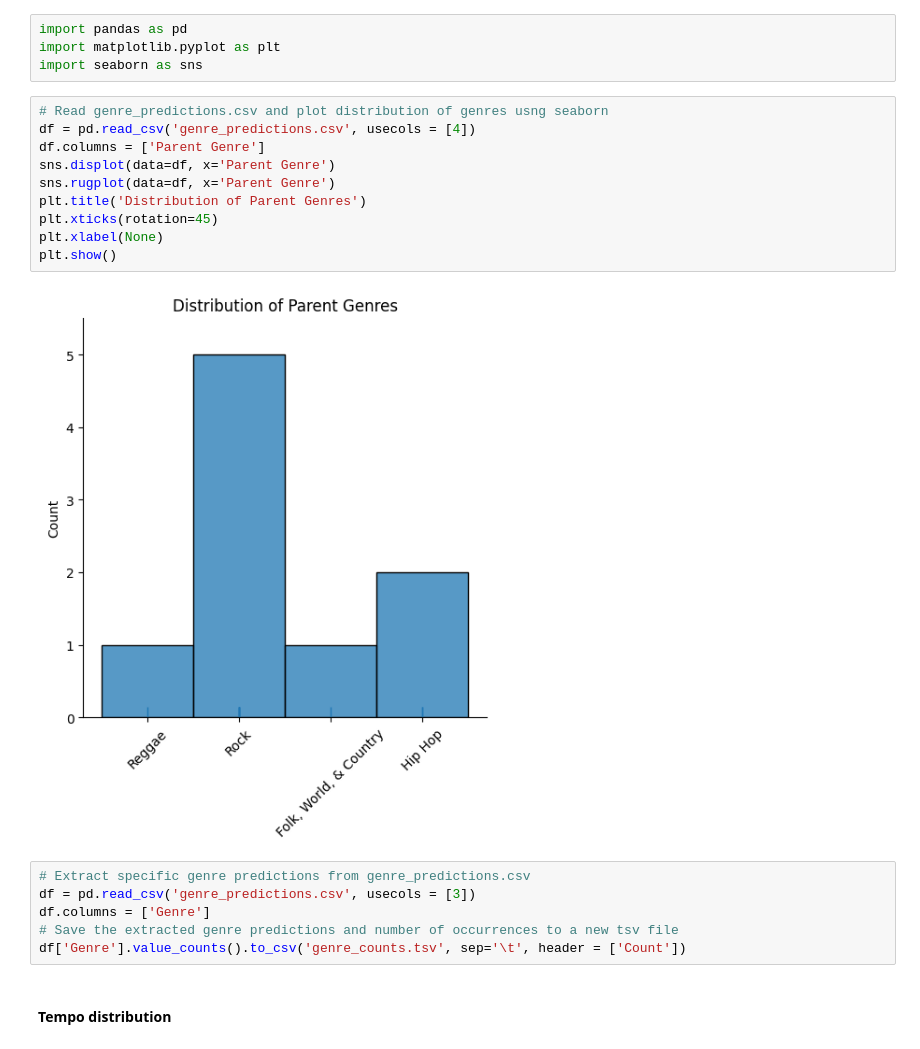
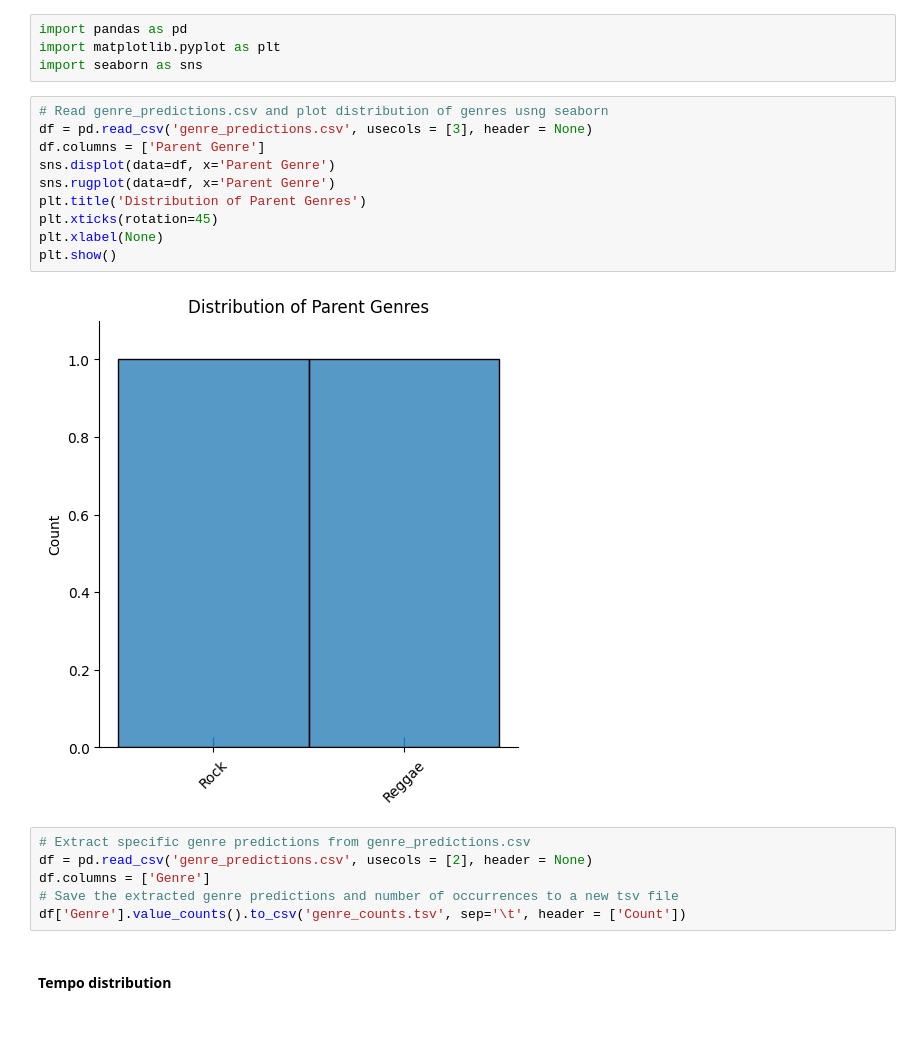
Before and after one commit to root2pk/music_similarity_playlists, a Jupyter notebook: statistics.ipynb, the cells around one changed output. Cells and saved outputs as stored; diff of their text form.

```diff
--- a/statistics.ipynb
+++ b/statistics.ipynb
@@ -6,19 +6,19 @@ import matplotlib.pyplot as plt
 import seaborn as sns
 # %%
 # Read genre_predictions.csv and plot distribution of genres usng seaborn
-df = pd.read_csv('genre_predictions.csv', usecols = [4])
+df = pd.read_csv('genre_predictions.csv', usecols = [3], header = None)
 df.columns = ['Parent Genre']
 sns.displot(data=df, x='Parent Genre')
 sns.rugplot(data=df, x='Parent Genre')
 plt.title('Distribution of Parent Genres')
 plt.xticks(rotation=45)
 plt.xlabel(None)
 plt.show()
 # %% [output]
-[figure, old version]
+[figure, new version]
 # %%
 # Extract specific genre predictions from genre_predictions.csv
-df = pd.read_csv('genre_predictions.csv', usecols = [3])
+df = pd.read_csv('genre_predictions.csv', usecols = [2], header = None)
 df.columns = ['Genre']
 # Save the extracted genre predictions and number of occurrences to a new tsv file
 df['Genre'].value_counts().to_csv('genre_counts.tsv', sep='\t', header = ['Count'])
```
Also changed, not shown: parts of 8 cells of this notebook, 8 other files.
